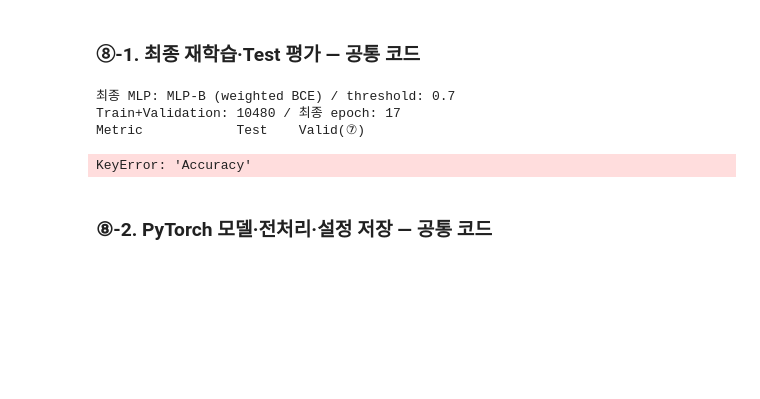
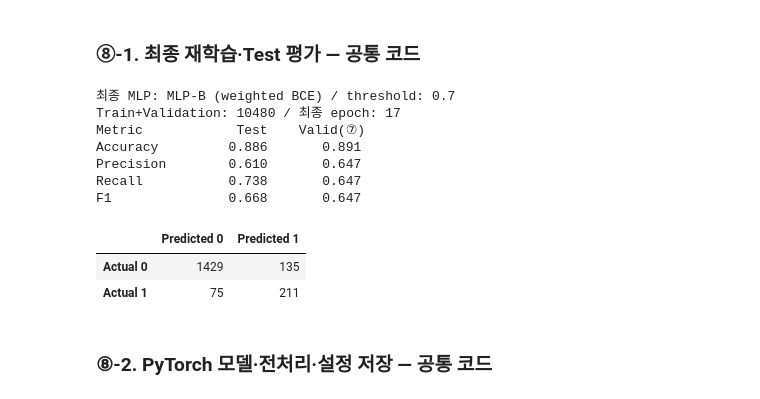
Before and after one commit to djdjwoqve-boop/ai-mini-projects, a Jupyter notebook: mini-project-01/code/02_classification_online_shopping.ipynb, the cells around one changed output. Drawn from its saved outputs; the diff is of its cells as text; code cells hidden in the pictures; blank space fills up the shorter version.

```diff
--- a/mini-project-01/code/02_classification_online_shopping.ipynb
+++ b/mini-project-01/code/02_classification_online_shopping.ipynb
@@ -1502,34 +1523,47 @@ else:
     final_loss_fn = nn.BCEWithLogitsLoss()
 
 final_optimizer = torch.optim.Adam(final_model.parameters(), lr=0.001)
 for epoch in range(1, SELECTED_EPOCHS + 1):
     final_loss = train_one_epoch(final_model, final_loader, final_loss_fn, final_optimizer)
 final_model.eval()
 
 test_prob = mlp_probabilities(final_model, Xt_test)
 test_pred = (test_prob >= SELECTED_THRESHOLD).astype(int)
 test_scores = classification_scores(y_test, test_pred)
 valid_row = threshold_df.loc[
     (threshold_df["Model"] == SELECTED_MODEL_NAME)
     & (threshold_df["Threshold"] == SELECTED_THRESHOLD)
 ].iloc[0]
 
+valid_row["Accuracy"] = (
+    valid_row["TN"] + valid_row["TP"]
+) / (
+    valid_row["TN"] + valid_row["FP"]
+    + valid_row["FN"] + valid_row["TP"]
+)
+
 print("최종 MLP:", SELECTED_MODEL_NAME, "/ threshold:", SELECTED_THRESHOLD)
 print("Train+Validation:", len(X_trainval), "/ 최종 epoch:", SELECTED_EPOCHS)
 print(f"{'Metric':<12}{'Test':>10}{'Valid(⑦)':>12}")
 for metric in ["Accuracy", "Precision", "Recall", "F1"]:
     print(f"{metric:<12}{test_scores[metric]:>10.3f}{valid_row[metric]:>12.3f}")
 
 cm_test = pd.DataFrame(
     confusion_matrix(y_test, test_pred, labels=[0, 1]),
     index=["Actual 0", "Actual 1"], columns=["Predicted 0", "Predicted 1"],
 )
 display(cm_test)
 # %% [output]
 최종 MLP: MLP-B (weighted BCE) / threshold: 0.7
 Train+Validation: 10480 / 최종 epoch: 17
 Metric            Test    Valid(⑦)
+Accuracy         0.886       0.891
+Precision        0.610       0.647
+Recall           0.738       0.647
+F1               0.668       0.647
-KeyError: 'Accuracy'
+|  | Predicted 0 | Predicted 1 |
+| Actual 0 | 1429 | 135 |
+| Actual 1 | 75 | 211 |
 # %% [markdown]
 ### ⑧-2. PyTorch 모델·전처리·설정 저장 — 공통 코드
 # %%
```
Also changed, not shown: parts of 4 cells of this notebook.
